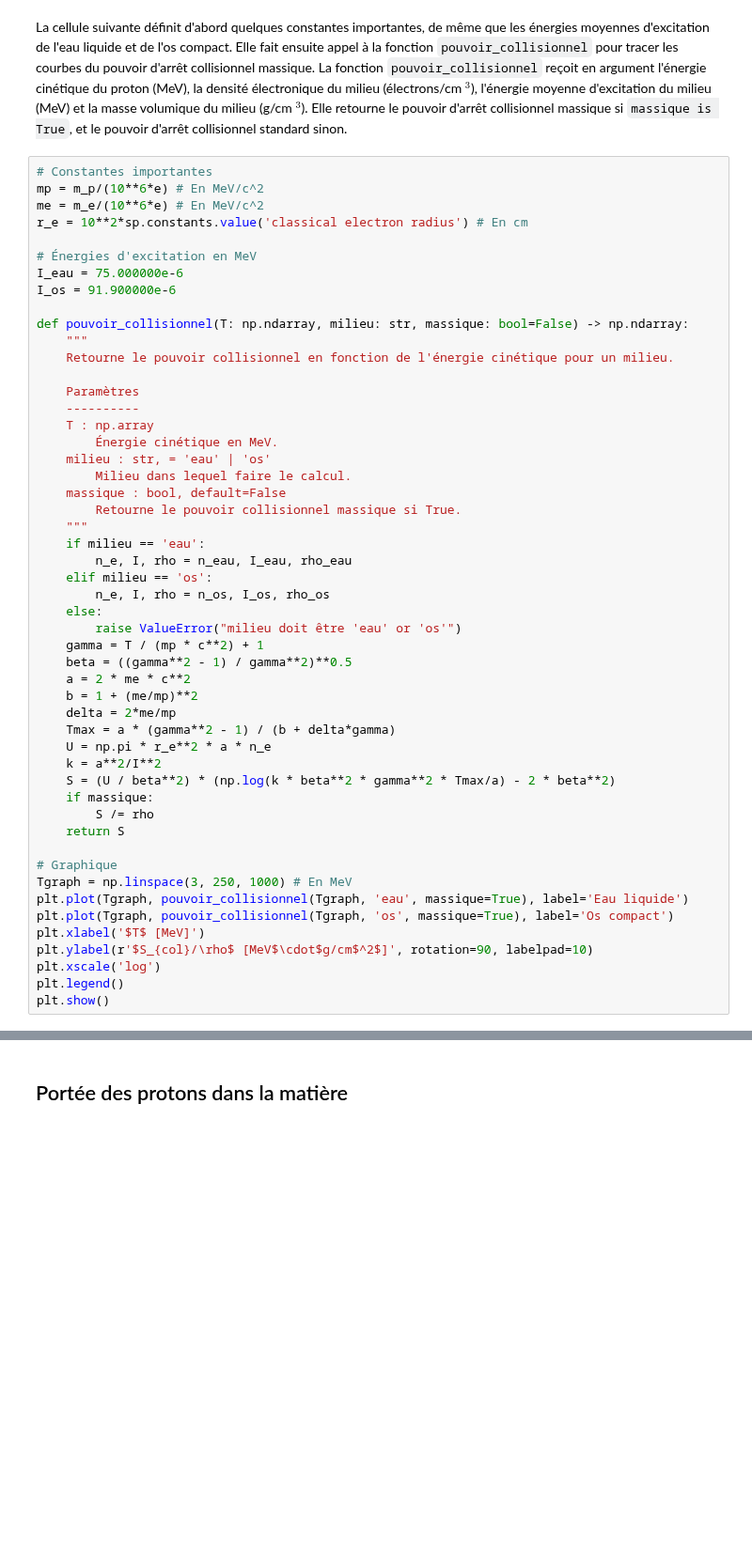
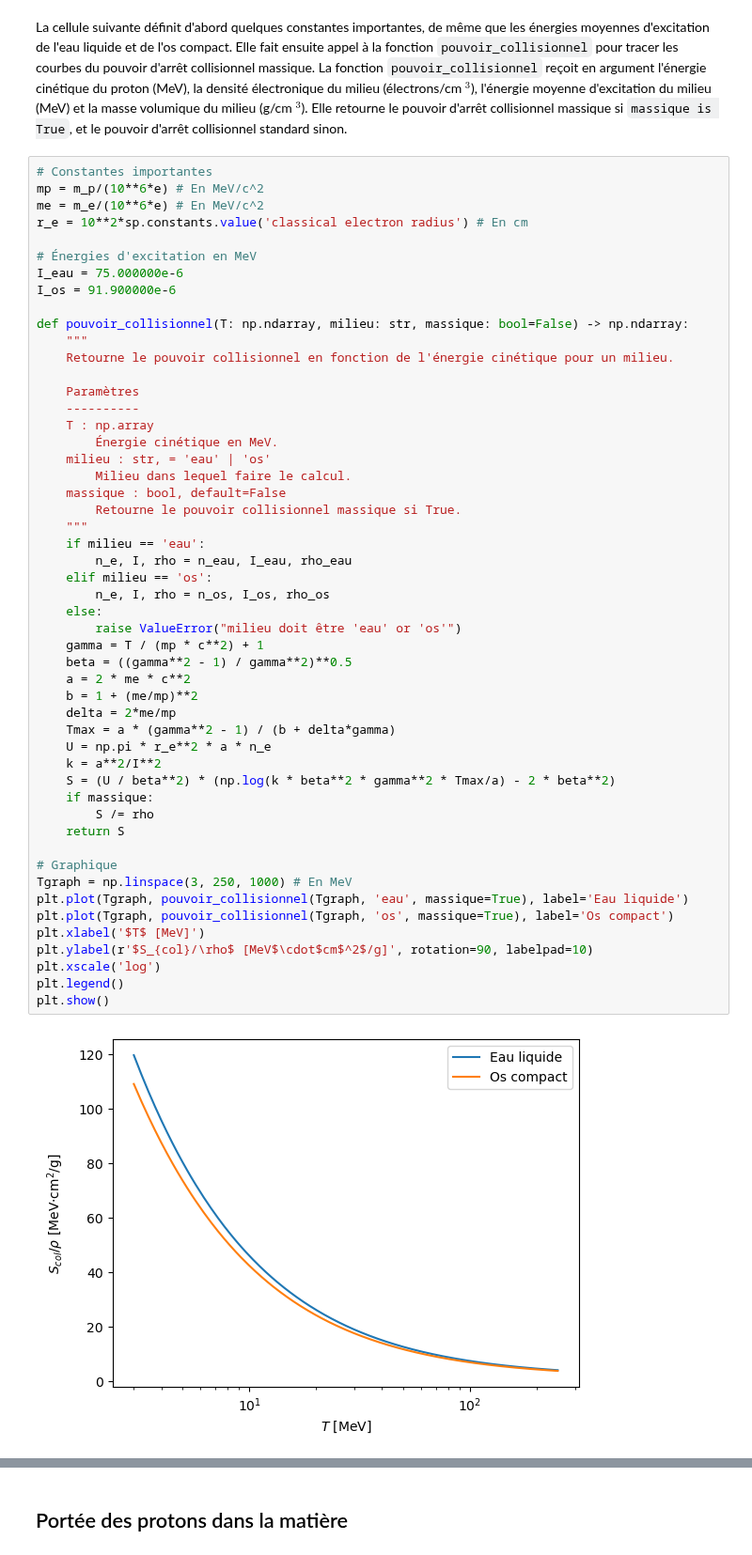
Before and after one commit to mamar828/physique_numerique, a Jupyter notebook: homework/tp1/tp1.ipynb, the cells around one changed output, grey strips where cells are left out. Shown at 94% size. Drawn from its saved outputs; the diff is of its cells as text; blank space fills up the shorter version.

```diff
--- a/homework/tp1/tp1.ipynb
+++ b/homework/tp1/tp1.ipynb
@@ -109,34 +113,36 @@ def pouvoir_collisionnel(T: np.ndarray, milieu: str, massique: bool=False) -> np
     massique : bool, default=False
         Retourne le pouvoir collisionnel massique si True.
     """
     if milieu == 'eau':
         n_e, I, rho = n_eau, I_eau, rho_eau
     elif milieu == 'os':
         n_e, I, rho = n_os, I_os, rho_os
     else:
         raise ValueError("milieu doit être 'eau' or 'os'")
     gamma = T / (mp * c**2) + 1
     beta = ((gamma**2 - 1) / gamma**2)**0.5
     a = 2 * me * c**2
     b = 1 + (me/mp)**2
     delta = 2*me/mp
     Tmax = a * (gamma**2 - 1) / (b + delta*gamma)
     U = np.pi * r_e**2 * a * n_e
     k = a**2/I**2
     S = (U / beta**2) * (np.log(k * beta**2 * gamma**2 * Tmax/a) - 2 * beta**2)
     if massique:
         S /= rho
     return S
 
 # Graphique
 Tgraph = np.linspace(3, 250, 1000) # En MeV
 plt.plot(Tgraph, pouvoir_collisionnel(Tgraph, 'eau', massique=True), label='Eau liquide')
 plt.plot(Tgraph, pouvoir_collisionnel(Tgraph, 'os', massique=True), label='Os compact')
 plt.xlabel('$T$ [MeV]')
-plt.ylabel(r'$S_{col}/\rho$ [MeV$\cdot$g/cm$^2$]', rotation=90, labelpad=10)
+plt.ylabel(r'$S_{col}/\rho$ [MeV$\cdot$cm$^2$/g]', rotation=90, labelpad=10)
 plt.xscale('log')
 plt.legend()
 plt.show()
+# %% [output]
+[figure, added]
 # %%
 # GraphingLib version !
 
```
Also changed, not shown: parts of 4 cells of this notebook, 2 other files.
